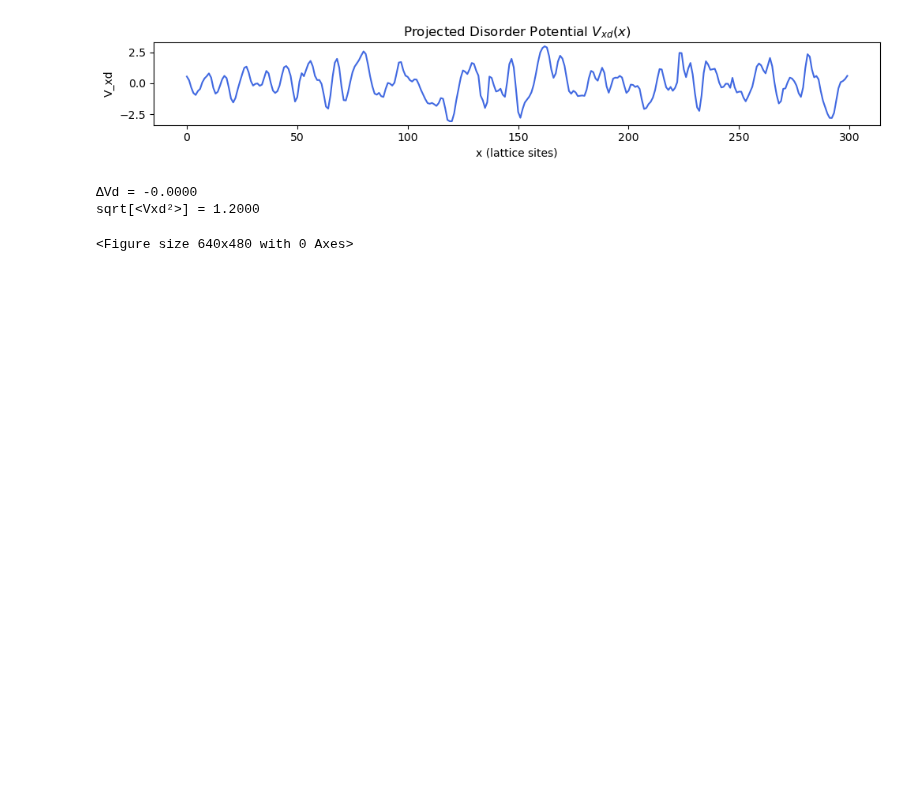
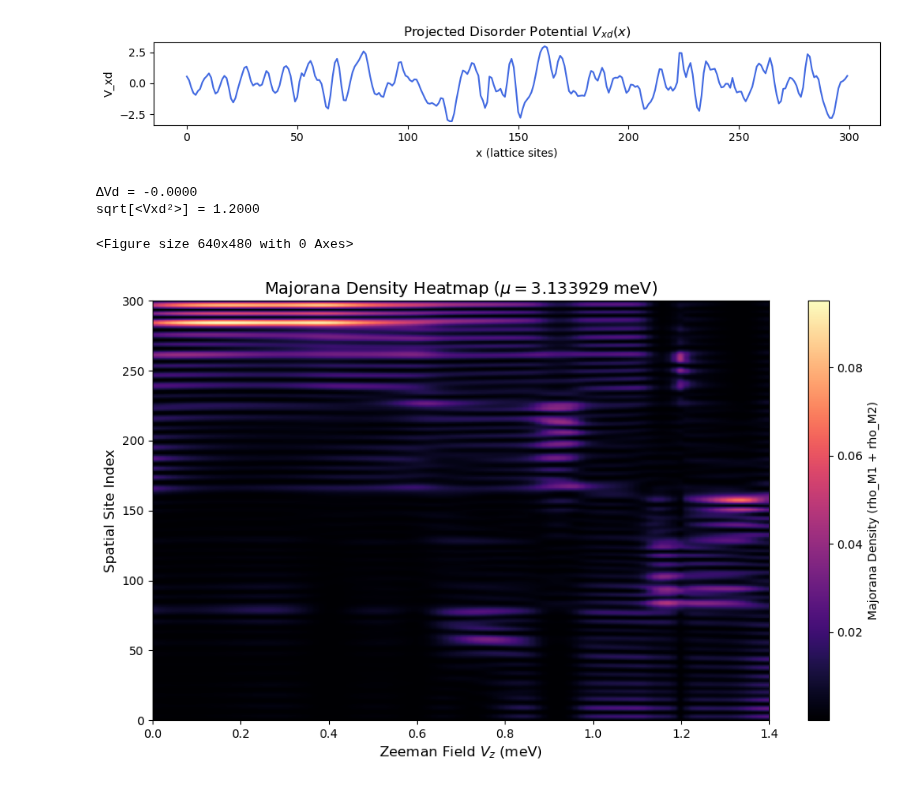
Before and after one commit to polianahp/Nonlocality-of-local-Andreev-conductances-as-a-probe-for-topological-Majorana-wires, a Jupyter notebook: Nathan-testing.ipynb, the cells around one changed output. Saved outputs shown, nothing was run; the diff lists cells and outputs as text; code cells hidden in the pictures; blank space fills up the shorter version.

```diff
--- a/Nathan-testing.ipynb
+++ b/Nathan-testing.ipynb
@@ -356,3 +444,32 @@ rho_M1, rho_M2, evals = get_psiM_density(syst_closed)
+# %%
+import matplotlib.pyplot as plt
+
+# 1. Create the figure
+plt.figure(figsize=(10, 6), dpi=100)
+
+# 2. Plot the heatmap
+# We transpose rho_dat.T so x-axis = Vz and y-axis = Site
+# extent defines the physical coordinates: [left, right, bottom, top]
+# origin='lower' ensures site 0 is at the bottom
+im = plt.imshow(rho_dat.T,
+                extent=[Vzs[0], Vzs[-1], 0, rho_dat.shape[1]],
+                aspect='auto',
+                origin='lower',
+                cmap='magma')
+
+# 3. Add labels and styling
+plt.colorbar(im, label='Majorana Density (rho_M1 + rho_M2)')
+plt.xlabel(r"Zeeman Field $V_z$ (meV)", fontsize=12)
+plt.ylabel("Spatial Site Index", fontsize=12)
+plt.title(r"Majorana Density Heatmap ($\mu = {}$ meV)".format(mu), fontsize=14)
+
+# Optional: Add a vertical line at your target_vz if needed
+# plt.axvline(target_vz, color='white', linestyle='--', alpha=0.5)
+
+plt.tight_layout()
+plt.show()
+# %% [output]
+[figure, added]
 # %%
 Data_dir = Path("/home/pseudonym/code/Nonlocal_Conductance/Nonlocality-of-local-Andreev-conductances-as-a-probe-for-topological-Majorana-wires/Data")
 save_dir = Path(Data_dir/"New_Results")
```
Also changed, not shown: parts of 18 cells of this notebook, 6 other files.
